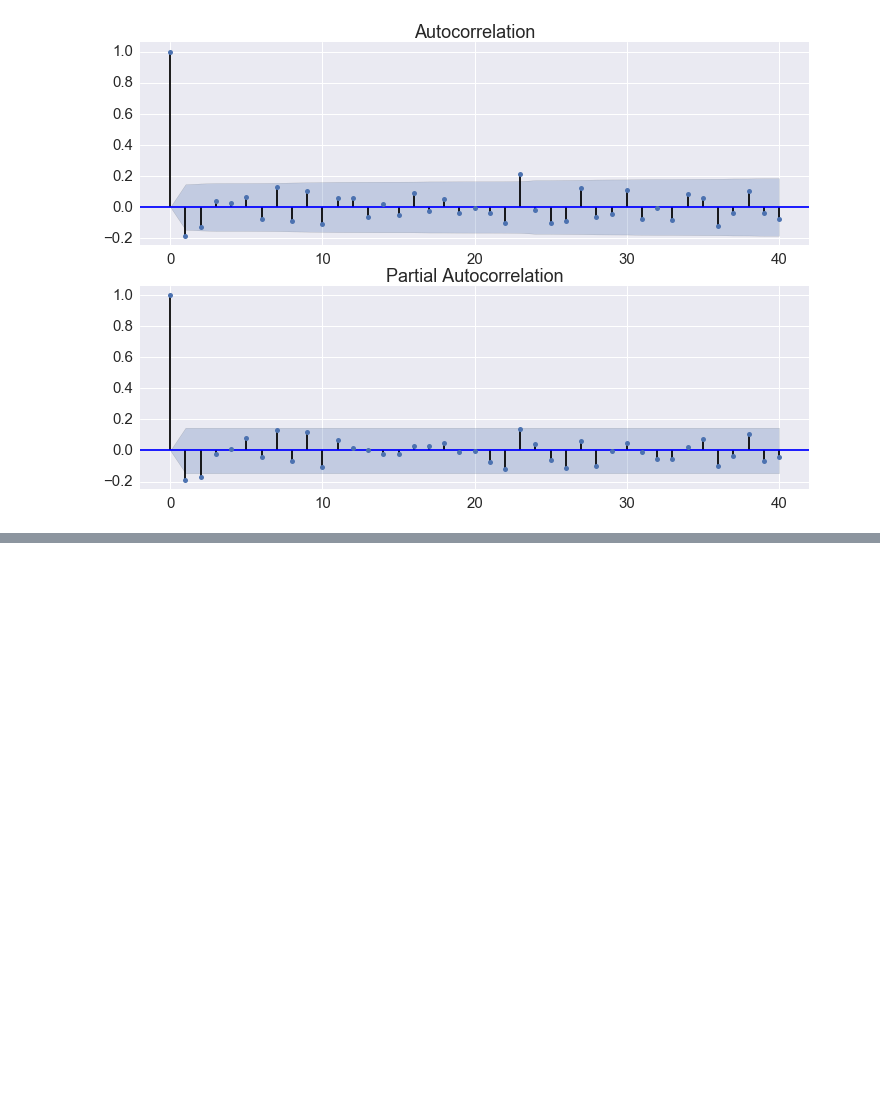
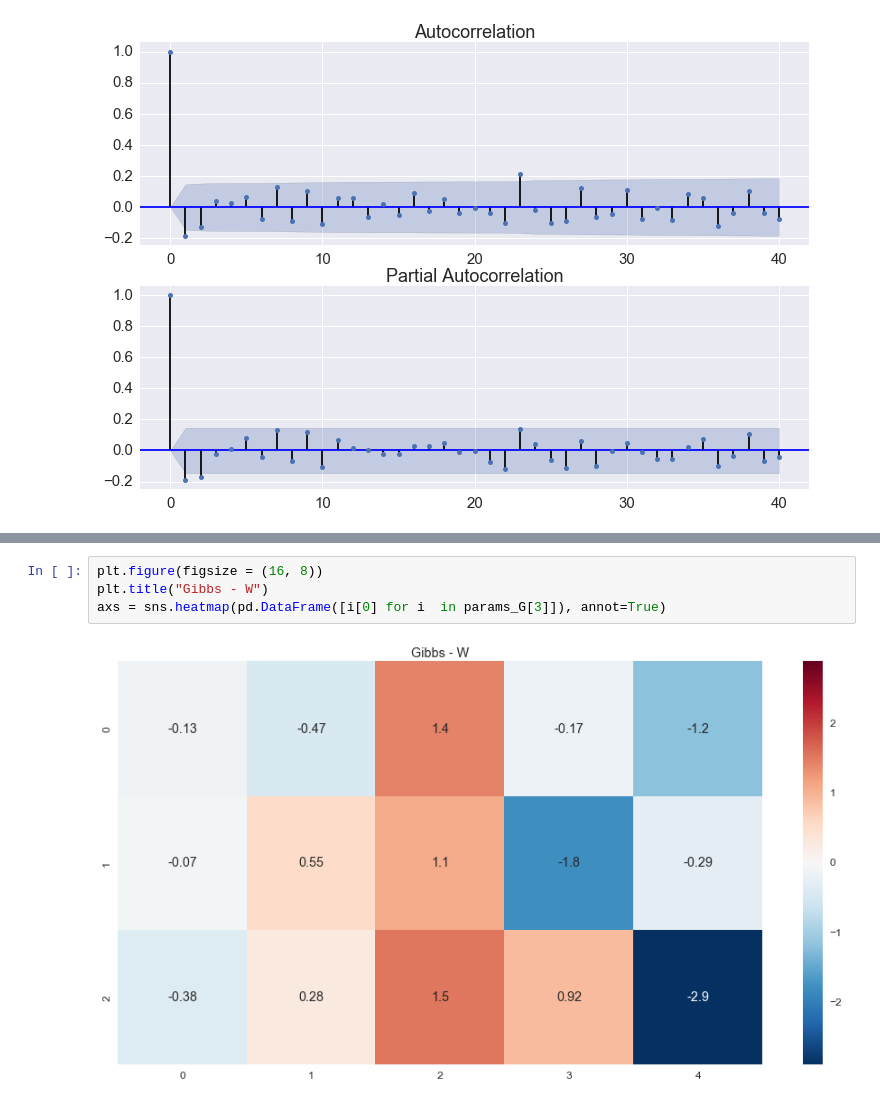
Before and after one commit to aky4wn/Sta863_FHMM, a Jupyter notebook: FHMM-Ghahramani.ipynb, the cells around one changed output, grey strips where cells are left out. Saved outputs shown, nothing was run; the diff lists cells and outputs as text; blank space fills up the shorter version.

```diff
--- a/FHMM-Ghahramani.ipynb
+++ b/FHMM-Ghahramani.ipynb
@@ -1934,0 +2278,6 @@ fig = sm.graphics.tsa.plot_pacf(new_1, lags=40, ax=ax2)
+# %%
+plt.figure(figsize = (16, 8))
+plt.title("Gibbs - W")
+axs = sns.heatmap(pd.DataFrame([i[0] for i  in params_G[3]]), annot=True)
+# %% [output]
+[figure, added]
```
Also changed, not shown: parts of 43 cells of this notebook.
